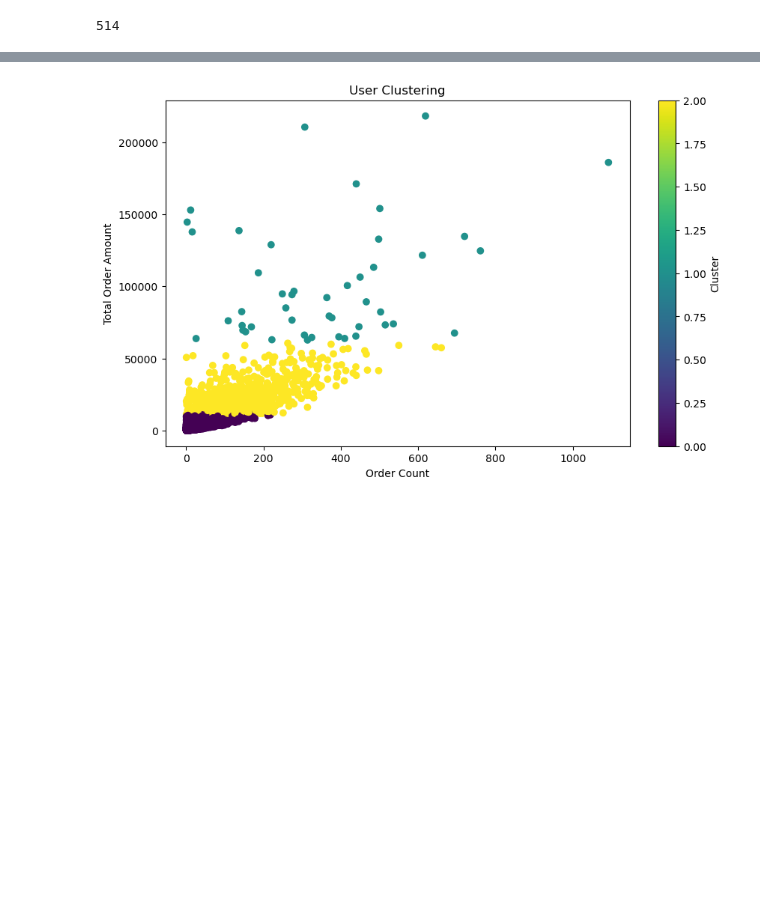
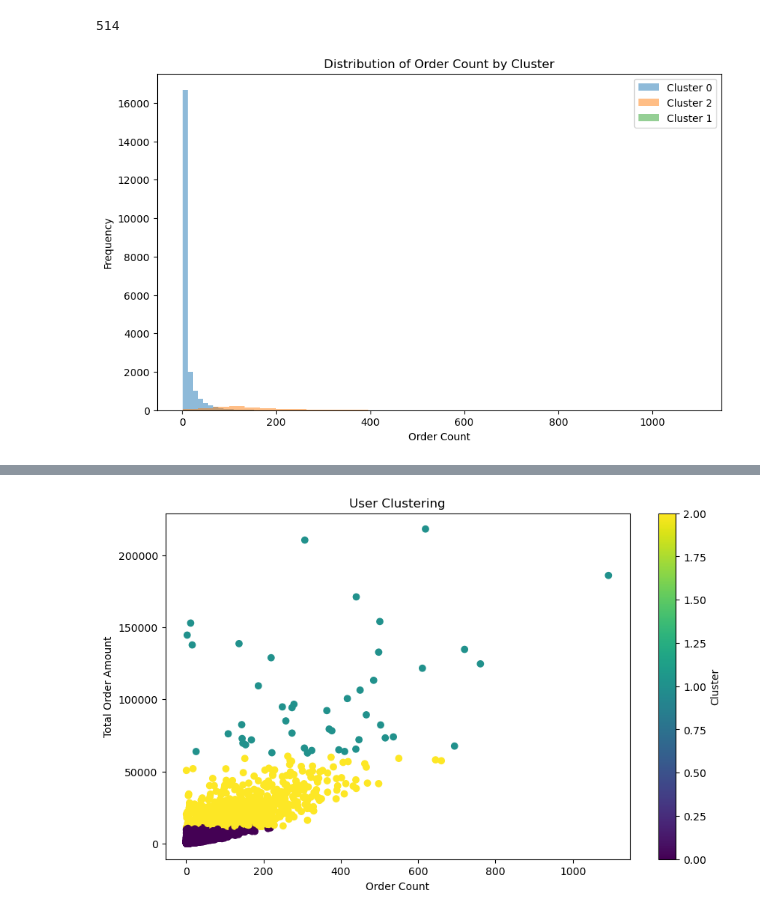
Before and after one commit to jodahe1/SQLAnalysis, a Jupyter notebook: Part5/usersegment2.ipynb, the cells around one changed output, grey strips where cells are left out. Drawn from its saved outputs; the diff is of its cells as text; code cells hidden in the pictures; blank space fills up the shorter version.

```diff
--- a/Part5/usersegment2.ipynb
+++ b/Part5/usersegment2.ipynb
@@ -44,3 +44,16 @@ data['cluster'] = kmeans.fit_predict(data[['order_count', 'total_order_amount']]
 data[['user_id', 'cluster']].to_sql('user_clusters', engine, if_exists='replace', index=False)
 # %% [output]
 514
+# %%
+# Additional Plot 1: Distribution of Order Count by Cluster
+plt.figure(figsize=(10, 6))
+for cluster in data['cluster'].unique():
+    subset = data[data['cluster'] == cluster]
+    plt.hist(subset['order_count'], bins=20, alpha=0.5, label=f'Cluster {cluster}')
+plt.xlabel('Order Count')
+plt.ylabel('Frequency')
+plt.title('Distribution of Order Count by Cluster')
+plt.legend()
+plt.show()
+# %% [output]
+[figure, added]
```
Also changed, not shown: parts of 2 cells of this notebook, 1 other file.
